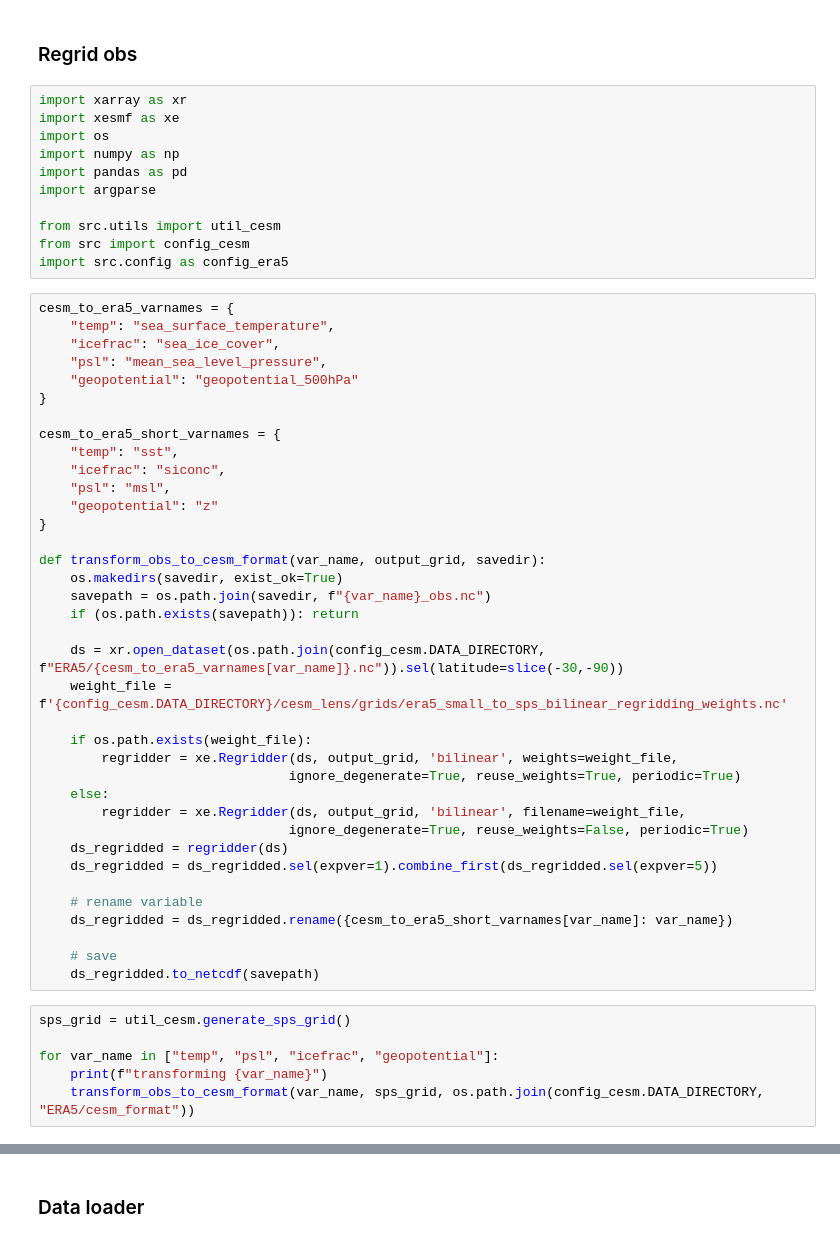
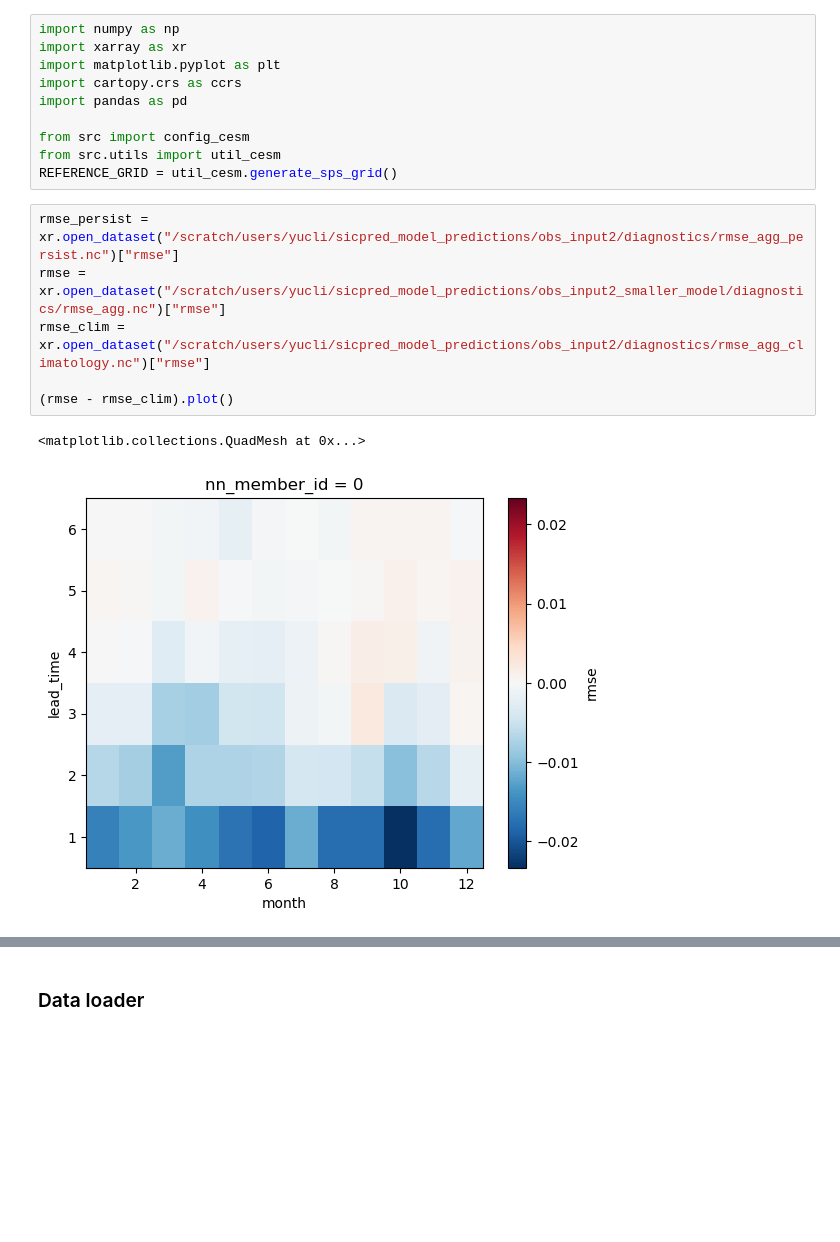
Before and after one commit to ychnli/sicpred, a Jupyter notebook: finetune.ipynb, the cells around one changed output, grey strips where cells are left out. Cells and saved outputs as stored; diff of their text form; blank space fills up the shorter version.

```diff
--- a/finetune.ipynb
+++ b/finetune.ipynb
@@ -53,56 +1,19 @@ def calculate_acc(pred_anom, truth_anom, aggregate, dim="start_prediction_month"
-# %% [markdown]
-### Regrid obs
 # %%
+import numpy as np
 import xarray as xr
-import xesmf as xe
-import os
-import numpy as np
+import matplotlib.pyplot as plt
+import cartopy.crs as ccrs
 import pandas as pd
-import argparse
 
+from src import config_cesm
 from src.utils import util_cesm
-from src import config_cesm
-import src.config as config_era5
+REFERENCE_GRID = util_cesm.generate_sps_grid()
-# %%
-cesm_to_era5_varnames = {
-    "temp": "sea_surface_temperature",
-    "icefrac": "sea_ice_cover",
-    "psl": "mean_sea_level_pressure",
-    "geopotential": "geopotential_500hPa"
-}
-
-cesm_to_era5_short_varnames = {
-    "temp": "sst",
-    "icefrac": "siconc",
-    "psl": "msl",
-    "geopotential": "z"
-}
-
-def transform_obs_to_cesm_format(var_name, output_grid, savedir):
-    os.makedirs(savedir, exist_ok=True)
-    savepath = os.path.join(savedir, f"{var_name}_obs.nc")
-    if (os.path.exists(savepath)): return
-
-    ds = xr.open_dataset(os.path.join(config_cesm.DATA_DIRECTORY, f"ERA5/{cesm_to_era5_varnames[var_name]}.nc")).sel(latitude=slice(-30,-90))
-    weight_file = f'{config_cesm.DATA_DIRECTORY}/cesm_lens/grids/era5_small_to_sps_bilinear_regridding_weights.nc'
-
-    if os.path.exists(weight_file):
-        regridder = xe.Regridder(ds, output_grid, 'bilinear', weights=weight_file,
-                                ignore_degenerate=True, reuse_weights=True, periodic=True)
-    else:
-        regridder = xe.Regridder(ds, output_grid, 'bilinear', filename=weight_file,
-                                ignore_degenerate=True, reuse_weights=False, periodic=True)
-    ds_regridded = regridder(ds)
-    ds_regridded = ds_regridded.sel(expver=1).combine_first(ds_regridded.sel(expver=5))
-
-    # rename variable
-    ds_regridded = ds_regridded.rename({cesm_to_era5_short_varnames[var_name]: var_name})
-
-    # save
-    ds_regridded.to_netcdf(savepath)
-# %%
-sps_grid = util_cesm.generate_sps_grid()
-
-for var_name in ["temp", "psl", "icefrac", "geopotential"]:
-    print(f"transforming {var_name}")
-    transform_obs_to_cesm_format(var_name, sps_grid, os.path.join(config_cesm.DATA_DIRECTORY, "ERA5/cesm_format"))
+# %%
+rmse_persist = xr.open_dataset("/scratch/users/yucli/sicpred_model_predictions/obs_input2/diagnostics/rmse_agg_persist.nc")["rmse"]
+rmse = xr.open_dataset("/scratch/users/yucli/sicpred_model_predictions/obs_input2_smaller_model/diagnostics/rmse_agg.nc")["rmse"]
+rmse_clim = xr.open_dataset("/scratch/users/yucli/sicpred_model_predictions/obs_input2/diagnostics/rmse_agg_climatology.nc")["rmse"]
+
+(rmse - rmse_clim).plot()
+# %% [output]
+<matplotlib.collections.QuadMesh at 0x...>
+[figure, added]
```
Also changed, not shown: parts of 6 cells of this notebook, 40 other files.
